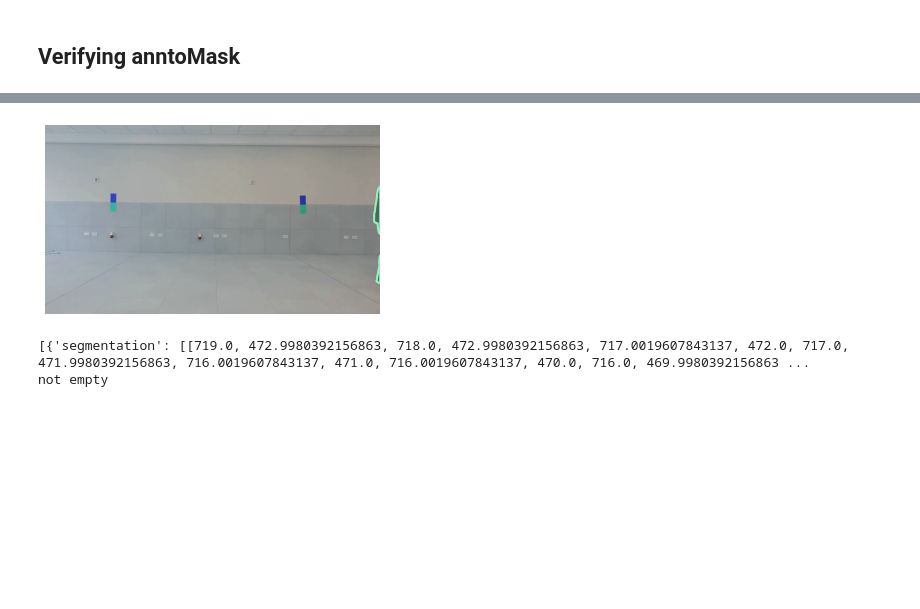
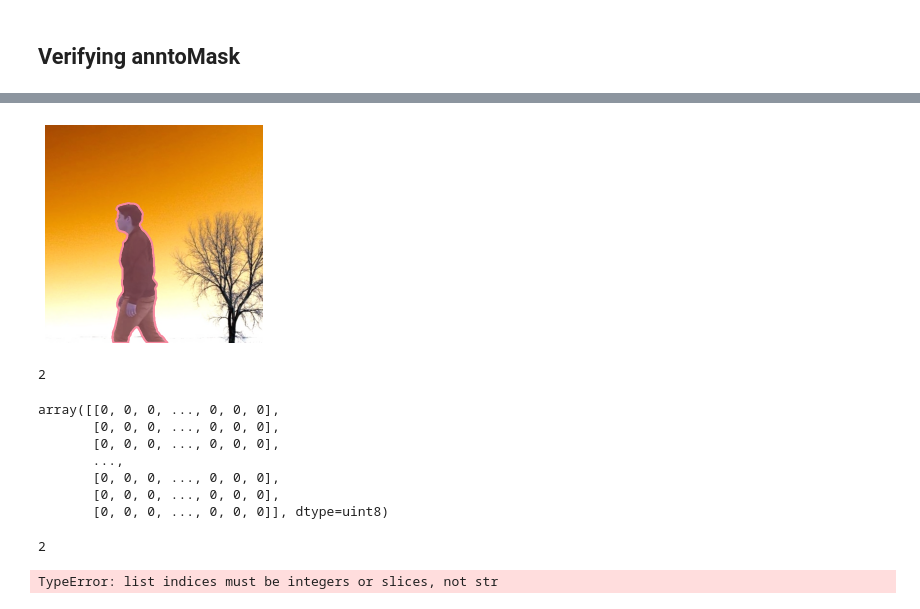
Before and after one commit to JosmarSuarez/Instance_Segmentation_Sandbox, a Jupyter notebook: 01_annotation_tools/bit_to_polyV4.ipynb, the cells around one changed output, grey strips where cells are left out. Cells and saved outputs as stored; diff of their text form; code cells hidden in the pictures; blank space fills up the shorter version.

```diff
--- a/01_annotation_tools/bit_to_polyV4.ipynb
+++ b/01_annotation_tools/bit_to_polyV4.ipynb
@@ -322,7 +419,7 @@ dict_keys(['segmentation', 'area', 'iscrowd', 'image_id', 'bbox', 'category_id',
 # %%
 from pycocotools.coco import COCO
 import cv2
-annFile = "/home/josmar/proyectos/codes/01_annotation_tools/test_data/annotations/combined.json"
+annFile = "/home/josmar/proyectos/codes/datasets/ucb_gait_cropped/cropped_train_ucb_gait.json"
 coco=COCO(annFile)
 # %% [output]
 loading annotations into memory...
@@ -345,9 +458,9 @@ Done: 52299/52299
 import matplotlib.pyplot as plt
 # Getting the image that causes trouble
 
-imgId = 1121
+imgId = 6633
 img = coco.loadImgs(imgId)
-img_path = "/home/josmar/proyectos/codes/datasets/ucb_gait_square_500/images/{}".format(img[0]['file_name'])
+img_path = "/home/josmar/proyectos/codes/datasets/ucb_gait_cropped/images/{}".format(img[0]['file_name'])
 print(img_path)
 I = cv2.imread(img_path)
 plt.axis('off')
@@ -359,18 +472,30 @@ TypeError: Image data of dtype object cannot be converted to float
 # %%
 # load and display instance annotations
 plt.imshow(I); plt.axis('off')
-annIds = coco.getAnnIds(imgIds=1121)
+annIds = coco.getAnnIds(imgIds=imgId)
 anns = coco.loadAnns(annIds)
 coco.showAnns(anns)
 # %% [output]
-[figure, old version]
+[figure, new version]
-# %%
-wrong_ann = coco.loadAnns(883)
-print(wrong_ann)
-if not wrong_ann[0]["segmentation"]:
-    print("empty")
-else:
-    print("not empty")
-# %% [output]
-[{'segmentation': [[719.0, 472.9980392156863, 718.0, 472.9980392156863, 717.0019607843137, 472.0, 717.0, 471.9980392156863, 716.0019607843137, 471.0, 716.0019607843137, 470.0, 716.0, 469.9980392156863 ...
-not empty
+# %%
+len(anns)
+# %% [output]
+2
+# %%
+coco.annToMask(anns[1])
+# %% [output]
+array([[0, 0, 0, ..., 0, 0, 0],
+       [0, 0, 0, ..., 0, 0, 0],
+       [0, 0, 0, ..., 0, 0, 0],
+       ...,
+       [0, 0, 0, ..., 0, 0, 0],
+       [0, 0, 0, ..., 0, 0, 0],
+       [0, 0, 0, ..., 0, 0, 0]], dtype=uint8)
+# %%
+len(anns)
+# %% [output]
+2
+# %%
+anns["img_id"]
+# %% [output]
+TypeError: list indices must be integers or slices, not str
```
Also changed, not shown: parts of 17 cells of this notebook, 4 other files.
